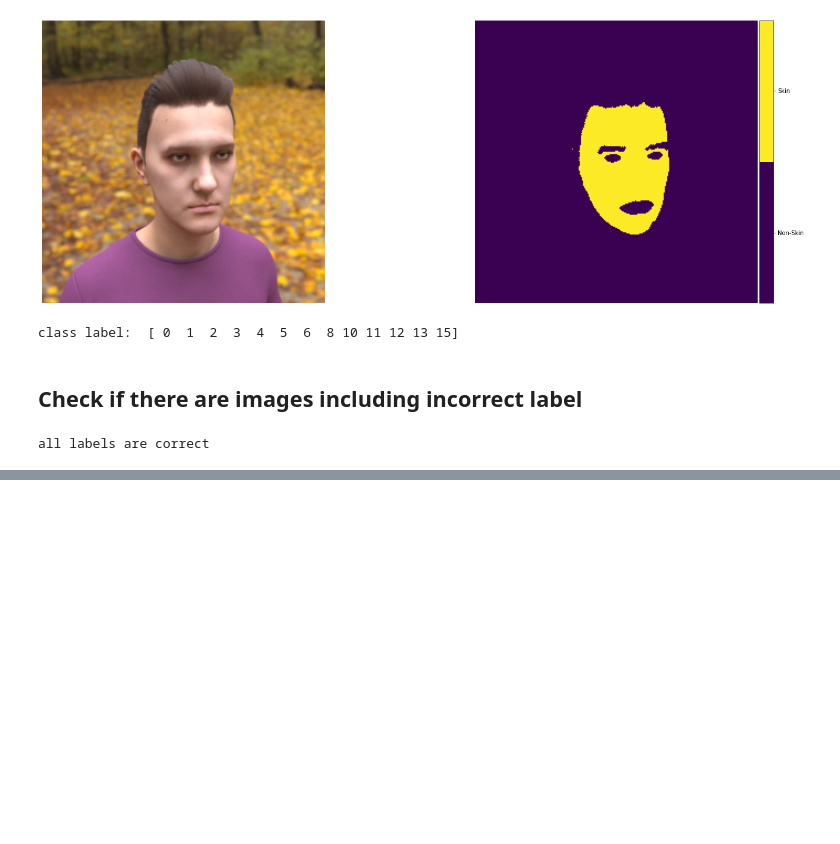
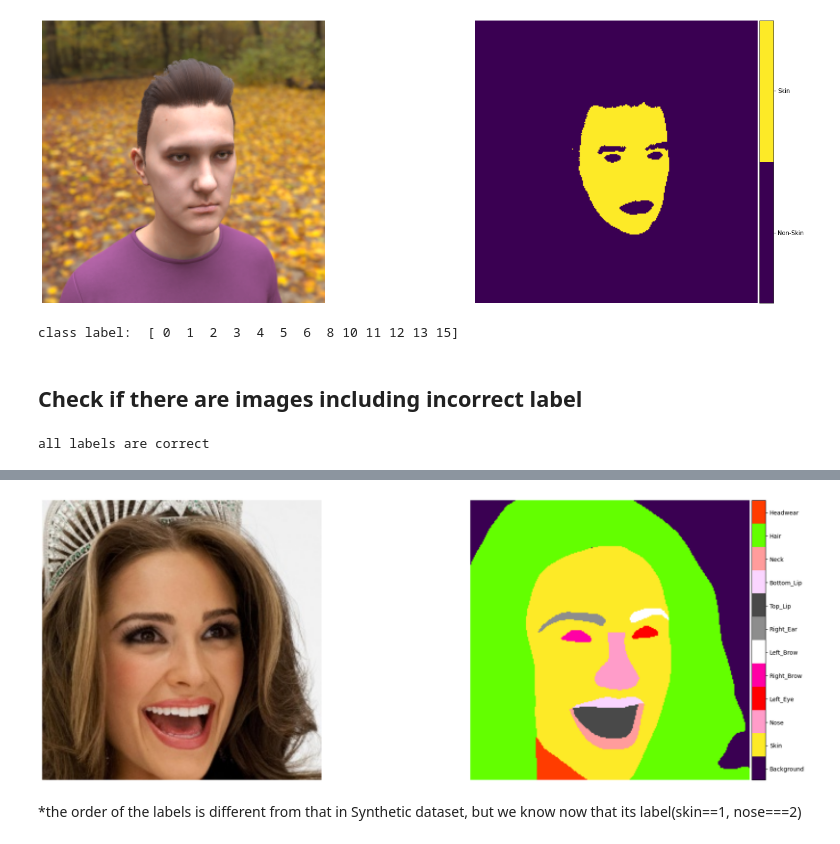
Before and after one commit to Supcode123/Skin-Segmentation-4-iPPG, a Jupyter notebook: notebooks/Datapreparing.ipynb, the cells around one changed output, grey strips where cells are left out. Cells and saved outputs as stored; diff of their text form; code cells hidden in the pictures; blank space fills up the shorter version.

```diff
--- a/notebooks/Datapreparing.ipynb
+++ b/notebooks/Datapreparing.ipynb
@@ -585,0 +639,6 @@ all labels are correct
+# %%
+plot_original(image_path, mask_path)
+# %% [output]
+[figure, added]
+# %% [markdown]
+*the order of the labels is different from that in Synthetic dataset, but we know now that its label(skin==1, nose===2)
```
Also changed, not shown: parts of 8 cells of this notebook, 6 other files.
